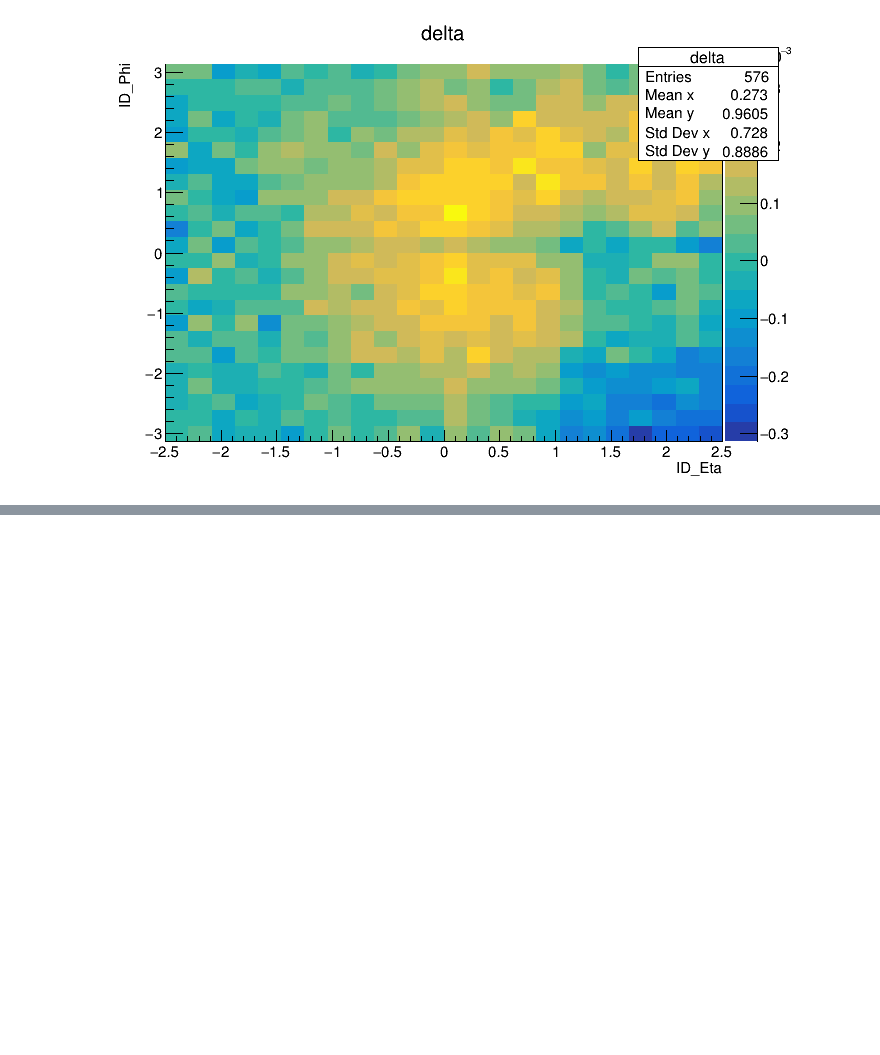
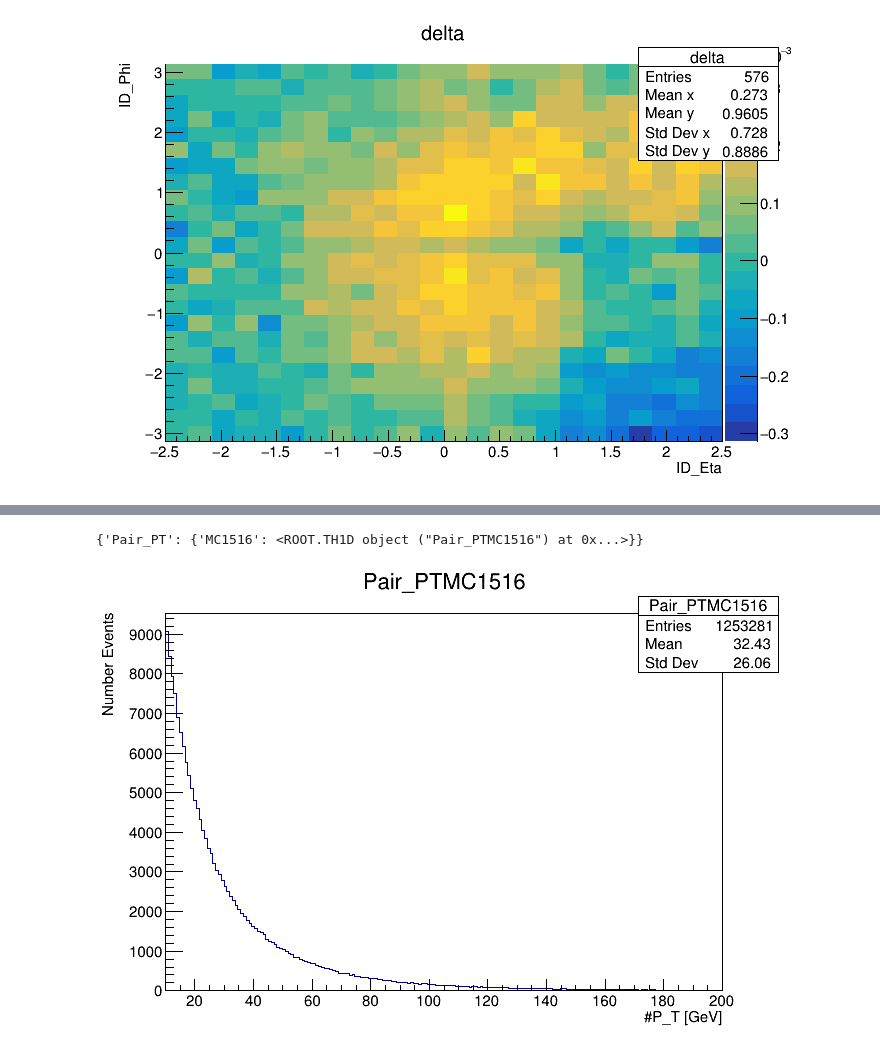
Before and after one commit to luadamek/PyMomentumValidation, a Jupyter notebook: ExamplesSagittaBias.ipynb, the cells around one changed output, grey strips where cells are left out. Drawn from its saved outputs; the diff is of its cells as text; code cells hidden in the pictures; blank space fills up the shorter version.

Commit message:
Add plotting examples

```diff
--- a/ExamplesSagittaBias.ipynb
+++ b/ExamplesSagittaBias.ipynb
@@ -242,0 +295,40 @@ deltas-deltas_merged # see, no difference!
+# %%
+
+from calculation import Calculation
+import numexpr as ne
+import numpy as np
+
+def get_px(event, charge, detector_location):
+    return event["{Charge}_{Location}_Pt".format(Charge=charge, Location=detector_location)]\
+    * np.cos(event["{Charge}_{Location}_Phi".format(Charge=charge, Location=detector_location)])
+
+def get_py(event, charge, detector_location):
+    return event["{Charge}_{Location}_Pt".format(Charge=charge, Location=detector_location)]\
+    * np.sin(event["{Charge}_{Location}_Phi".format(Charge=charge, Location=detector_location)])
+
+def get_pz(event, charge, detector_location):
+    return event["{Charge}_{Location}_Pt".format(Charge=charge, Location=detector_location)]\
+    * np.sinh(event["{Charge}_{Location}_Eta".format(Charge=charge, Location=detector_location)])
+
+
+def pair_id_pt(event):
+    px1 = get_px(event, "Pos", "ID")
+    px2 = get_px(event, "Neg", "ID")
+
+    py1 = get_py(event, "Pos", "ID")
+    py2 = get_py(event, "Neg", "ID")
+
+    return ne.evaluate("sqrt( (px1 + px2)**2 + (py1 + py2)**2)")
+calc_pair_id_pt = Calculation(pair_id_pt, ["Pos_ID_Pt", "Neg_ID_Pt", "Pos_ID_Eta", "Neg_ID_Eta", "Pos_ID_Phi", "Neg_ID_Phi"])
+
+
+hist_filler.book_histogram_fill("Pair_PT",\
+                                 calc_pair_id_pt,\
+                                 selections = [],\
+                                 bins = 200,\
+                                 range_low = 10.0,\
+                                 range_high = 200.0,\
+                                 xlabel ='#P_T [GeV]',\
+                                 ylabel = 'Number Events')
+
+hists = hist_filler.DumpHistograms()
@@ -242,0 +345,11 @@ deltas-deltas_merged # see, no difference!
+# %%
+hists
+# %% [output]
+{'Pair_PT': {'MC1516': <ROOT.TH1D object ("Pair_PTMC1516") at 0x...>}}
+# %%
+import ROOT
+c2 = ROOT.TCanvas()
+hists['Pair_PT']["MC1516"].Draw("HIST")
+c2.Draw()
+# %% [output]
+[figure, added]
```
Also changed, not shown: parts of 5 cells of this notebook.
